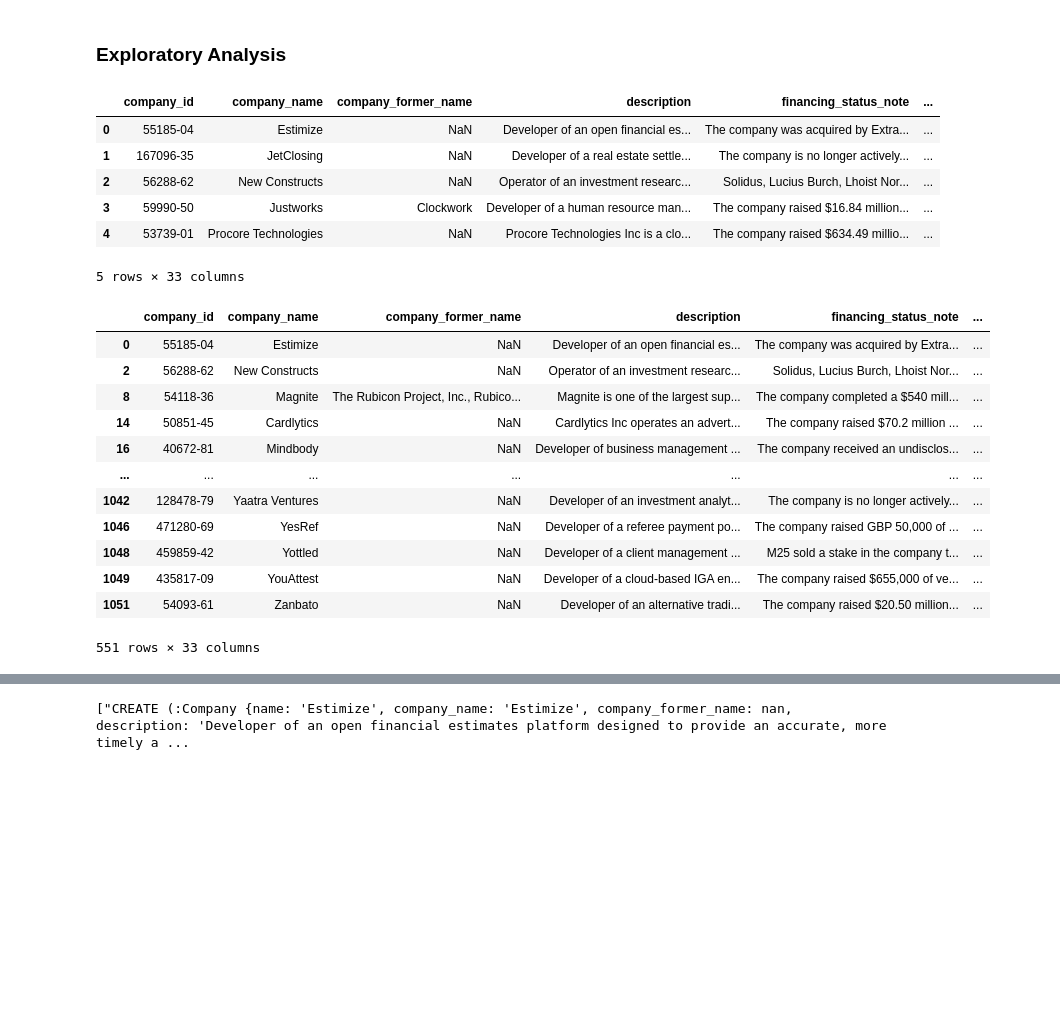
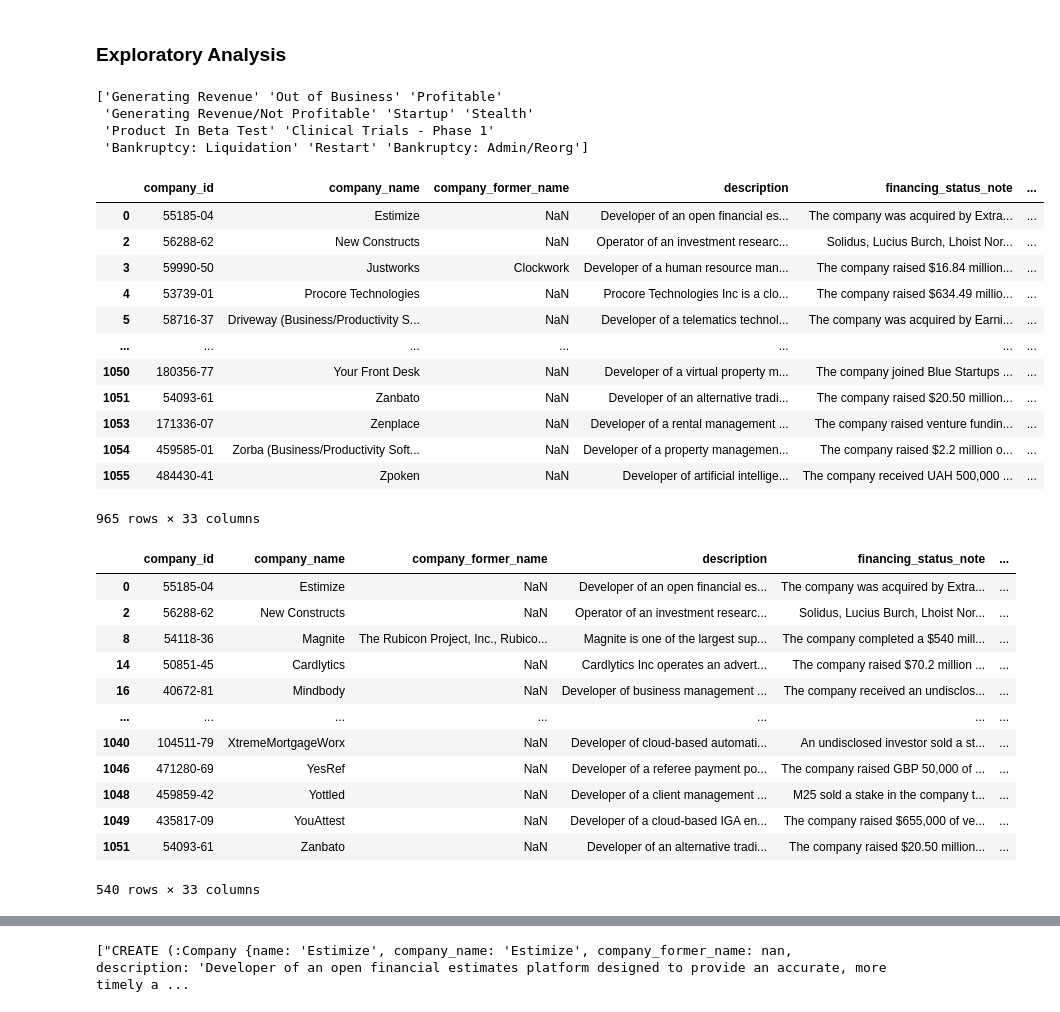
Before and after one commit to MC-Kangan/LLM-Enhanced-Knowledge-Graph-for-Startup-Analysis, a Jupyter notebook: pitchbook.ipynb, the cells around one changed output, grey strips where cells are left out. Cells and saved outputs as stored; diff of their text form; code cells hidden in the pictures; blank space fills up the shorter version.

```diff
--- a/pitchbook.ipynb
+++ b/pitchbook.ipynb
@@ -51,17 +51,29 @@ df = df.dropna(subset=['processed_url'])
 # df.to_csv('PitchBook_Company_General_Information_2024_06_28_12_35_25_processed.csv', index = False)
 # %% [markdown]
 ### Exploratory Analysis
-# %%
-df = pd.read_csv('PitchBook_Company_General_Information_2024_06_28_12_35_25_processed.csv')
-df.head()
-# %% [output]
-|  | company_id | company_name | company_former_name | description | financing_status_note | ... |
-| 0 | 55185-04 | Estimize | NaN | Developer of an open financial es... | The company was acquired by Extra... | ... |
-| 1 | 167096-35 | JetClosing | NaN | Developer of a real estate settle... | The company is no longer actively... | ... |
-| 2 | 56288-62 | New Constructs | NaN | Operator of an investment researc... | Solidus, Lucius Burch, Lhoist Nor... | ... |
-| 3 | 59990-50 | Justworks | Clockwork | Developer of a human resource man... | The company raised $16.84 million... | ... |
-| 4 | 53739-01 | Procore Technologies | NaN | Procore Technologies Inc is a clo... | The company raised $634.49 millio... | ... |
-5 rows × 33 columns
+# %%
+df = pd.read_csv('PitchBook_Company_General_Information_2024_06_28_12_35_25_processed.csv')
+print(df.company_business_status.unique())
+df = df[~df['company_business_status'].isin(['Out of Business', 'Bankruptcy: Liquidation', 'Bankruptcy: Admin/Reorg'])]
+df
+# %% [output]
+['Generating Revenue' 'Out of Business' 'Profitable'
+ 'Generating Revenue/Not Profitable' 'Startup' 'Stealth'
+ 'Product In Beta Test' 'Clinical Trials - Phase 1'
+ 'Bankruptcy: Liquidation' 'Restart' 'Bankruptcy: Admin/Reorg']
+|  | company_id | company_name | company_former_name | description | financing_status_note | ... |
+| 0 | 55185-04 | Estimize | NaN | Developer of an open financial es... | The company was acquired by Extra... | ... |
+| 2 | 56288-62 | New Constructs | NaN | Operator of an investment researc... | Solidus, Lucius Burch, Lhoist Nor... | ... |
+| 3 | 59990-50 | Justworks | Clockwork | Developer of a human resource man... | The company raised $16.84 million... | ... |
+| 4 | 53739-01 | Procore Technologies | NaN | Procore Technologies Inc is a clo... | The company raised $634.49 millio... | ... |
+| 5 | 58716-37 | Driveway (Business/Productivity S... | NaN | Developer of a telematics technol... | The company was acquired by Earni... | ... |
+| ... | ... | ... | ... | ... | ... | ... |
+| 1050 | 180356-77 | Your Front Desk | NaN | Developer of a virtual property m... | The company joined Blue Startups ... | ... |
+| 1051 | 54093-61 | Zanbato | NaN | Developer of an alternative tradi... | The company raised $20.50 million... | ... |
+| 1053 | 171336-07 | Zenplace | NaN | Developer of a rental management ... | The company raised venture fundin... | ... |
+| 1054 | 459585-01 | Zorba (Business/Productivity Soft... | NaN | Developer of a property managemen... | The company raised $2.2 million o... | ... |
+| 1055 | 484430-41 | Zpoken | NaN | Developer of artificial intellige... | The company received UAH 500,000 ... | ... |
+965 rows × 33 columns
 # %%
 df_fintech = df[df['verticals'].str.contains('FinTech')]
 
@@ -76,12 +88,12 @@ df_fintech_filter
 | 14 | 50851-45 | Cardlytics | NaN | Cardlytics Inc operates an advert... | The company raised $70.2 million ... | ... |
 | 16 | 40672-81 | Mindbody | NaN | Developer of business management ... | The company received an undisclos... | ... |
 | ... | ... | ... | ... | ... | ... | ... |
-| 1042 | 128478-79 | Yaatra Ventures | NaN | Developer of an investment analyt... | The company is no longer actively... | ... |
+| 1040 | 104511-79 | XtremeMortgageWorx | NaN | Developer of cloud-based automati... | An undisclosed investor sold a st... | ... |
 | 1046 | 471280-69 | YesRef | NaN | Developer of a referee payment po... | The company raised GBP 50,000 of ... | ... |
 | 1048 | 459859-42 | Yottled | NaN | Developer of a client management ... | M25 sold a stake in the company t... | ... |
 | 1049 | 435817-09 | YouAttest | NaN | Developer of a cloud-based IGA en... | The company raised $655,000 of ve... | ... |
 | 1051 | 54093-61 | Zanbato | NaN | Developer of an alternative tradi... | The company raised $20.50 million... | ... |
-551 rows × 33 columns
+540 rows × 33 columns
 # %%
 df_not_accessible = df_fintech[df_fintech['is_accessible'] != True]
 df_not_accessible
```
Also changed, not shown: parts of 8 cells of this notebook, 2 other files.
